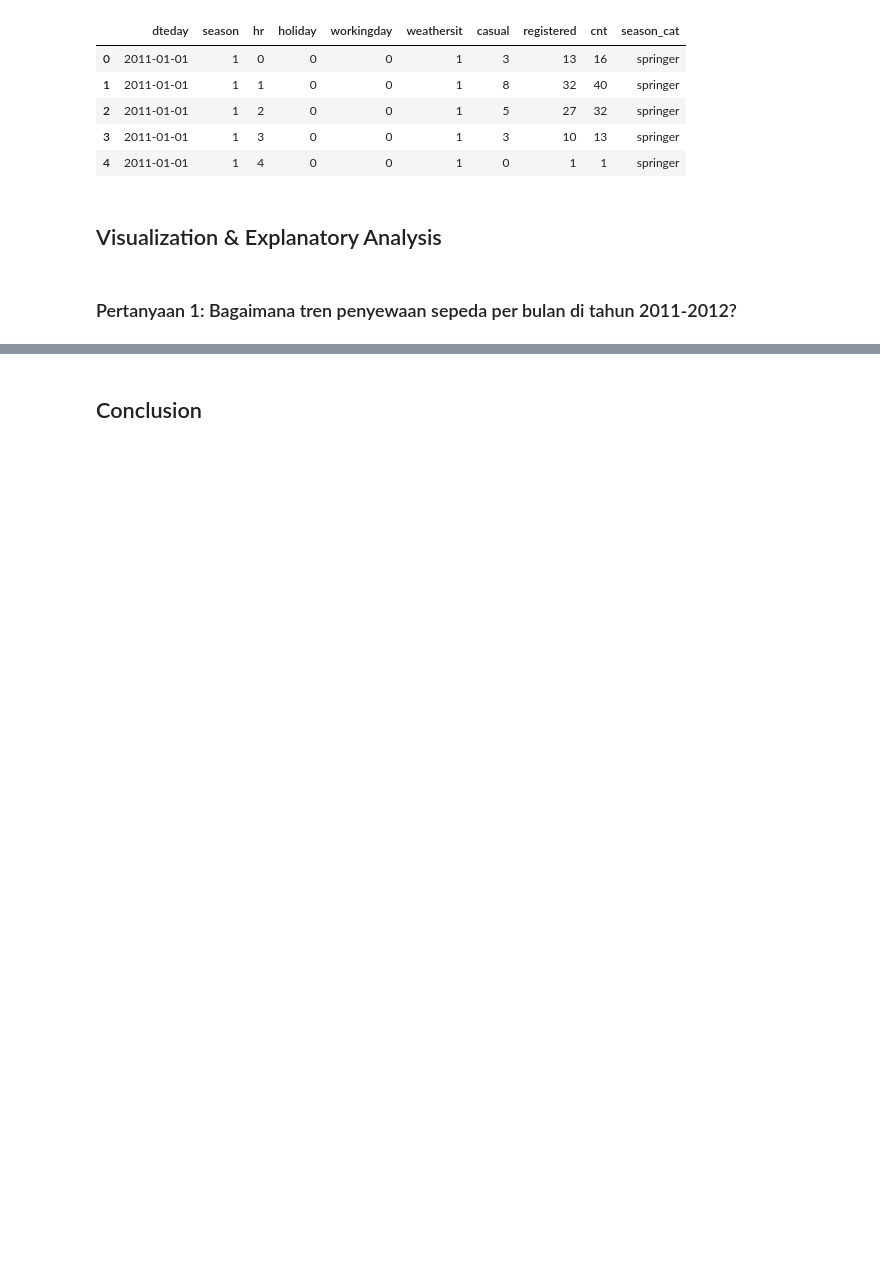
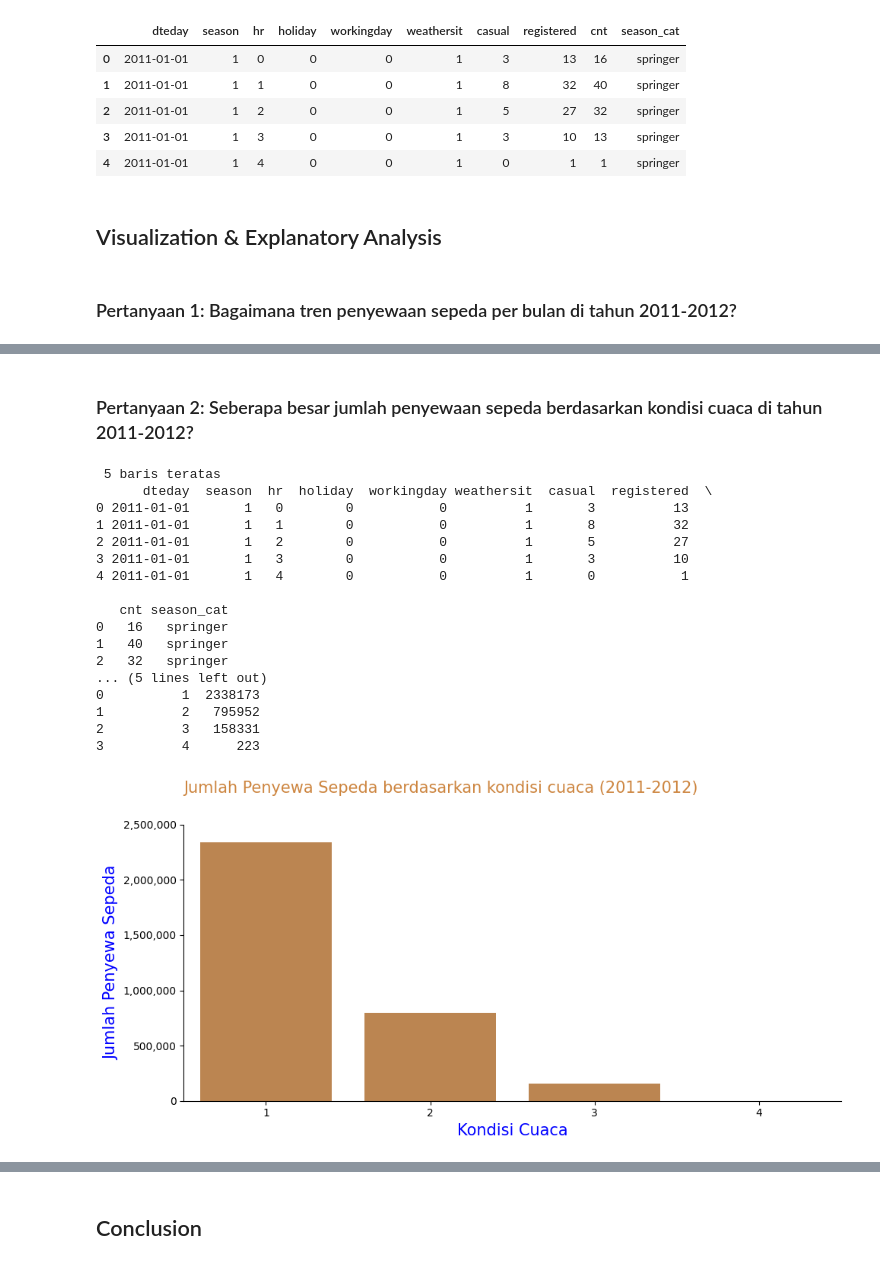
Before and after one commit to Jischak/submission, a Jupyter notebook: notebook.ipynb, the cells around one changed output, grey strips where cells are left out. Saved outputs shown, nothing was run; the diff lists cells and outputs as text; code cells hidden in the pictures; blank space fills up the shorter version.

```diff
--- a/notebook.ipynb
+++ b/notebook.ipynb
@@ -237,0 +240,51 @@ plt.show()
+# %% [markdown]
+### Pertanyaan 2: Seberapa besar jumlah penyewaan sepeda berdasarkan kondisi cuaca di tahun 2011-2012?
+# %%
+# Tampilkan 5 baris teratas dari dataset
+print("\n 5 baris teratas")
+print(df_bks_data.head(5))
+
+df_bks_data_percuaca = df_bks_data.groupby("weathersit")["cnt"].sum().reset_index()
+
+df_bks_data_percuaca.rename(columns={
+    "cnt": "count"
+}, inplace=True)
+
+# Tampilkan Total Jumlah Penyewa Sepeda per kondisi cuaca
+print("\n Jumlah Penyewa Sepeda per kondisi cuaca")
+print(df_bks_data_percuaca.head())
+
+
+# Visualisasi bar chart untuk jumlah penyewa per kondisi cuaca di tahun 2011-2012
+fig, ax = plt.subplots(figsize=(10, 5))
+plots = sns.barplot(data=df_bks_data_percuaca, x="weathersit", y="count", color="peru")
+sns.despine()
+ax.set_title('Jumlah Penyewa Sepeda berdasarkan kondisi cuaca (2011-2012)', loc='left', pad=30, fontsize=15, color='peru')
+ax.set_xlabel('Kondisi Cuaca', fontsize=15, color='blue')
+ax.set_ylabel('Jumlah Penyewa Sepeda', fontsize=15, color='blue')
+ax.set_ylim(ymin=0)
+ticks_loc = ax.get_yticks().tolist()
+ax.set_yticks(ax.get_yticks().tolist())
+ax.set_yticklabels(['{:,.0f}'.format(x) for x in ticks_loc])
+plt.xticks(rotation=0)
+plt.tight_layout()
+plt.show()
+# %% [output]
+ 5 baris teratas
+      dteday  season  hr  holiday  workingday weathersit  casual  registered  \
+0 2011-01-01       1   0        0           0          1       3          13
+1 2011-01-01       1   1        0           0          1       8          32
+2 2011-01-01       1   2        0           0          1       5          27
+3 2011-01-01       1   3        0           0          1       3          10
+4 2011-01-01       1   4        0           0          1       0           1
+
+   cnt season_cat
+0   16   springer
+1   40   springer
+2   32   springer
+... (5 lines left out)
+0          1  2338173
+1          2   795952
+2          3   158331
+3          4      223
+[figure, added]
```
Also changed, not shown: parts of 12 cells of this notebook.
